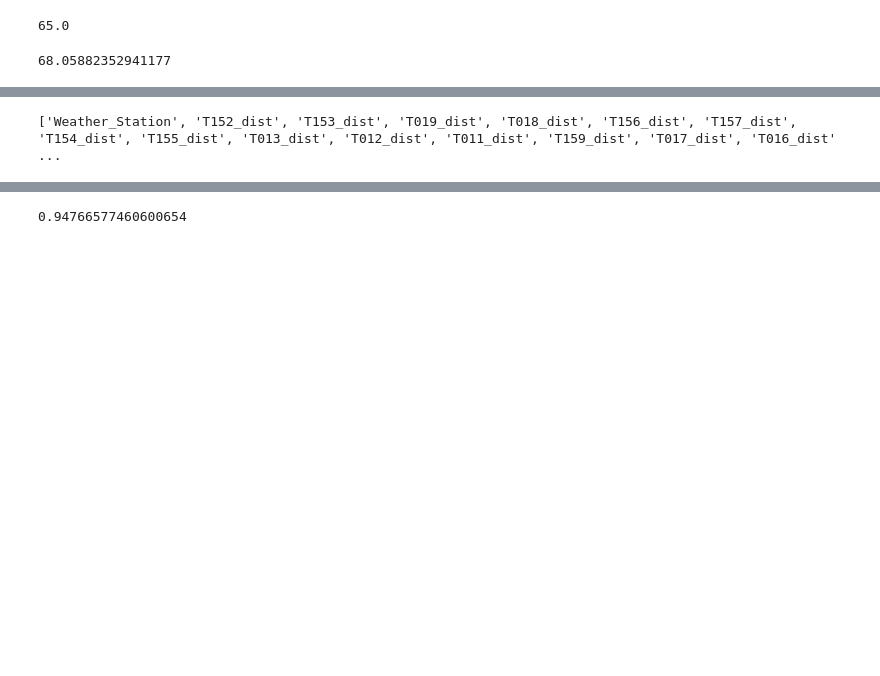
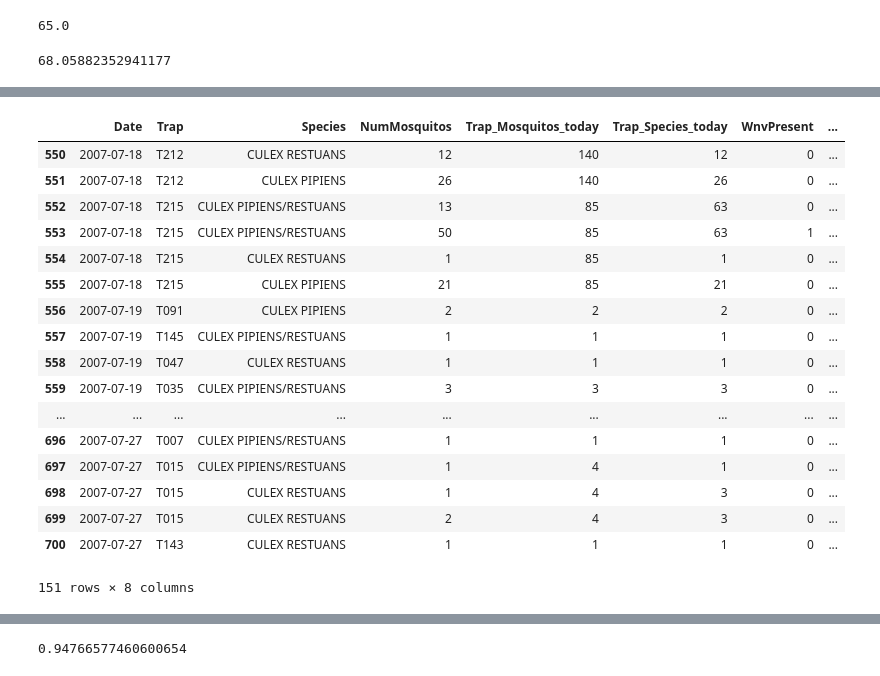
Before and after one commit to austinbrian/skeeter_patrol, a Jupyter notebook: code/BDA-modeling.ipynb, the cells around one changed output, grey strips where cells are left out. Cells and saved outputs as stored; diff of their text form; code cells hidden in the pictures; blank space fills up the shorter version.

```diff
--- a/code/BDA-modeling.ipynb
+++ b/code/BDA-modeling.ipynb
@@ -61,3 +86,25 @@ for i,v in enumerate(cols):
+# %%
+train.loc[550:700,['Date','Trap','Species','NumMosquitos','Trap_Mosquitos_today',
+       'Trap_Species_today','WnvPresent','min_Wnv_species_today']]
+# %% [output]
+|  | Date | Trap | Species | NumMosquitos | Trap_Mosquitos_today | Trap_Species_today | WnvPresent | ... |
+| 550 | 2007-07-18 | T212 | CULEX RESTUANS | 12 | 140 | 12 | 0 | ... |
+| 551 | 2007-07-18 | T212 | CULEX PIPIENS | 26 | 140 | 26 | 0 | ... |
+| 552 | 2007-07-18 | T215 | CULEX PIPIENS/RESTUANS | 13 | 85 | 63 | 0 | ... |
+| 553 | 2007-07-18 | T215 | CULEX PIPIENS/RESTUANS | 50 | 85 | 63 | 1 | ... |
+| 554 | 2007-07-18 | T215 | CULEX RESTUANS | 1 | 85 | 1 | 0 | ... |
+| 555 | 2007-07-18 | T215 | CULEX PIPIENS | 21 | 85 | 21 | 0 | ... |
+| 556 | 2007-07-19 | T091 | CULEX PIPIENS | 2 | 2 | 2 | 0 | ... |
+| 557 | 2007-07-19 | T145 | CULEX PIPIENS/RESTUANS | 1 | 1 | 1 | 0 | ... |
+| 558 | 2007-07-19 | T047 | CULEX RESTUANS | 1 | 1 | 1 | 0 | ... |
+| 559 | 2007-07-19 | T035 | CULEX PIPIENS/RESTUANS | 3 | 3 | 3 | 0 | ... |
+| ... | ... | ... | ... | ... | ... | ... | ... | ... |
+| 696 | 2007-07-27 | T007 | CULEX PIPIENS/RESTUANS | 1 | 1 | 1 | 0 | ... |
+| 697 | 2007-07-27 | T015 | CULEX PIPIENS/RESTUANS | 1 | 4 | 1 | 0 | ... |
+| 698 | 2007-07-27 | T015 | CULEX RESTUANS | 1 | 4 | 3 | 0 | ... |
+| 699 | 2007-07-27 | T015 | CULEX RESTUANS | 2 | 4 | 3 | 0 | ... |
+| 700 | 2007-07-27 | T143 | CULEX RESTUANS | 1 | 1 | 1 | 0 | ... |
+151 rows × 8 columns
 # %%
 # need to label encode Species and Trap
 from sklearn.preprocessing import LabelEncoder,normalize,StandardScaler
@@ -81,7 +128,3 @@ train.head(3)
 | 1 | 2007-05-29 | 4100 North Oak Park Avenue, Chica... | CULEX RESTUANS | 41 | N OAK PARK AVE | T002 | 4100 N OAK PARK AVE, Chicago, IL | 41.954690 | -87.800991 | ... |
 | 2 | 2007-05-29 | 6200 North Mandell Avenue, Chicag... | CULEX RESTUANS | 62 | N MANDELL AVE | T007 | 6200 N MANDELL AVE, Chicago, IL | 41.994991 | -87.769279 | ... |
 3 rows × 599 columns
-# %%
-print X_cols
-# %% [output]
-['Weather_Station', 'T152_dist', 'T153_dist', 'T019_dist', 'T018_dist', 'T156_dist', 'T157_dist', 'T154_dist', 'T155_dist', 'T013_dist', 'T012_dist', 'T011_dist', 'T159_dist', 'T017_dist', 'T016_dist' ...
```
Also changed, not shown: parts of 4 cells of this notebook, 3 other files.
